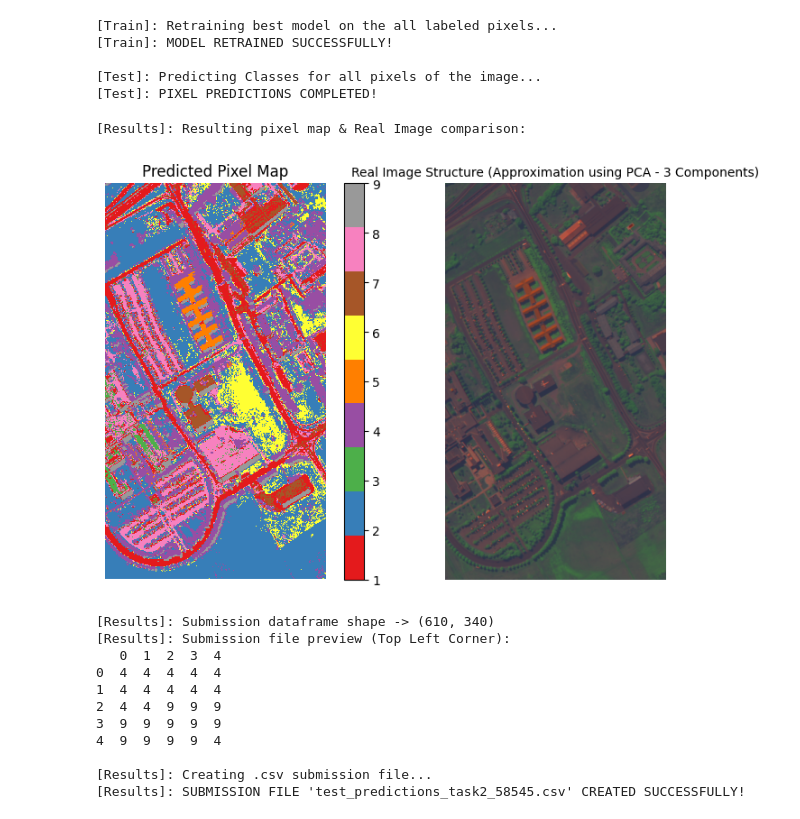
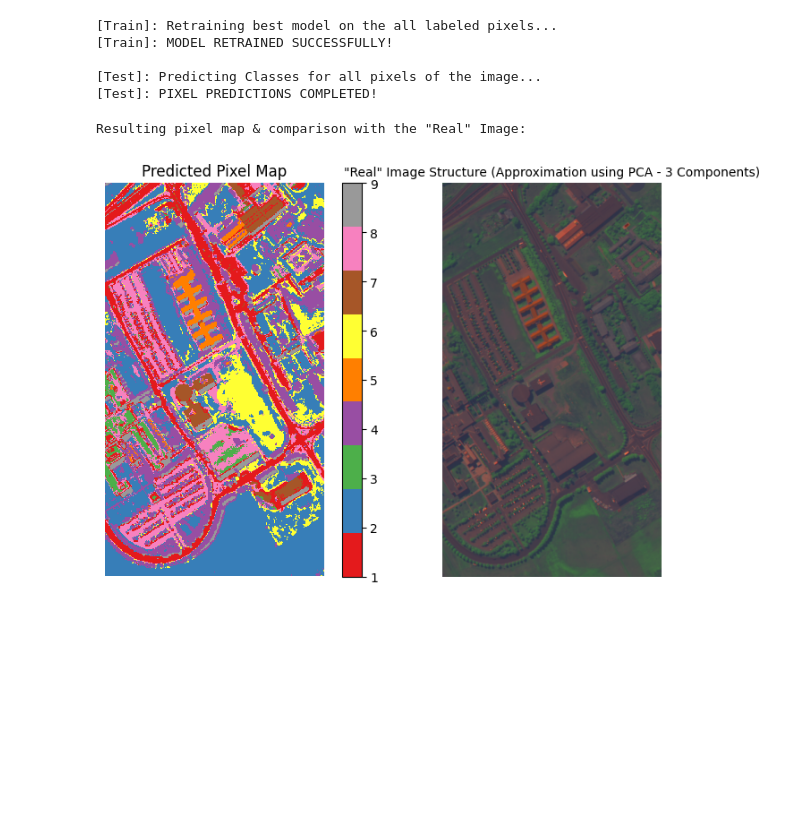
Before and after one commit to iliaxant/Pattern_Recognition_Final_Project, a Jupyter notebook: Final_Project_PR_58545.ipynb, the cells around one changed output. Cells and saved outputs as stored; diff of their text form; code cells hidden in the pictures; blank space fills up the shorter version.

```diff
--- a/Final_Project_PR_58545.ipynb
+++ b/Final_Project_PR_58545.ipynb
@@ -1075,8 +1127,8 @@ None
 # %% [markdown]
 #### **i) Standard Scaling**
 # %%
-df_data = df.drop(columns=[class_name])
-df_label = df[class_name]
+df_data = df_aug.drop(columns=[class_name])
+df_label = df_aug[class_name]
 
 mean = df_data.mean(axis=0)
 std = df_data.std(axis=0)
@@ -1121,11 +1173,9 @@ Length: 103, dtype: float64
 # %%
 val_size = 0.2
 
-X = df_data_n[df[class_name] != 0].copy()
-y = df_train[class_name]
+X = df_data_n[df_aug[class_name] != 0].copy()
+y = df_aug_train[class_name]
 
-# X = df_train[feat_names]
-# y = df_train[class_name]
 
 print("\nTraining set before splitting:", X.shape)
 print('\n' + 15 * "=" + " Hold-Out Split Info " + 15 * "=" + '\n')
@@ -1263,11 +1313,9 @@ Grid Search Best Params (F1 Macro = 0.9458):
 # %%
 n_folds = 5
 
-X = df_data_n[df[class_name] != 0].copy()
-y = df_train[class_name]
+X = df_data_n[df_aug[class_name] != 0].copy()
+y = df_aug_train[class_name]
 
-# X = df_train[feat_names]
-# y = df_train[class_name]
 
 skf = StratifiedKFold(n_splits=n_folds, shuffle=True, random_state=state)
 
@@ -1319,8 +1367,8 @@ Validation class percentages: ['14.08%', '53.66%', '2.08%', '7.21%', '2.60%', '4
 
 =========================================
 # %%
-svm_C = 200
-svm_gamma = 0.1
+svm_C = 500
+svm_gamma = 0.008
 
 
 fine_tune_pipeline = Pipeline([
@@ -1415,65 +1463,46 @@ print("[Test]: PIXEL PREDICTIONS COMPLETED!\n")
 [Test]: Predicting Classes for all pixels of the image...
 [Test]: PIXEL PREDICTIONS COMPLETED!
 # %%
-student_am = "58545"
-
 target_shape = Labels.shape
 image_height = target_shape[0]
 image_width = target_shape[1]
 
 prediction_matrix = test_predictions.reshape(image_height, image_width)
 
+# ------------- Approximation of real image (for visualization) -------------
+df_pca_data = df.drop(columns=[class_name])
 
-print("\n[Results]: Resulting pixel map & Real Image comparison:")
+mean = df_pca_data.mean(axis=0)
+std = df_pca_data.std(axis=0)
 
-# ------------- Approximation of real image -------------
-pca_vis = PCA(n_components=3).fit_transform(df_data_n)
-pca_image = pca_vis.reshape(610, 340, 3)
+df_pca_data_n = ((df_pca_data - mean) / std)
+
+# PCA to 3 components to achieve visualization with 3 channels
+pca_transformation = PCA(n_components=3).fit_transform(df_pca_data_n)
+pca_image = pca_transformation.reshape(610, 340, 3)
+
+# Min-max normalization to achieve channel values in [0,1] space
 pca_image_norm = (pca_image - pca_image.min()) / (pca_image.max() - pca_image.min())
-# -------------------------------------------------------
+# ---------------------------------------------------------------------------
 
 known_class_colors = sns.color_palette("Set1", 9).as_hex()
 known_class_cmap = ListedColormap(known_class_colors)
+
+print('\nResulting pixel map & comparison with the "Real" Image:\n')
 
 fig, axes = plt.subplots(1, 2, figsize=(8, 5))
 prediction_map = axes[0].imshow(prediction_matrix, cmap=known_class_cmap, interpolation='nearest')
 axes[0].set_title("Predicted Pixel Map")
 axes[0].axis('off')
 cbar = plt.colorbar(prediction_map, ticks=range(1,10))
 cbar.ax.set_yticklabels([f'{i}' for i in range(1, 10)])
 
 axes[1].imshow(pca_image_norm)
-axes[1].set_title("Real Image Structure (Approximation using PCA - 3 Components)", fontsize=10)
+axes[1].set_title('"Real" Image Structure (Approximation using PCA - 3 Components)', fontsize=10)
 axes[1].axis('off')
 
 plt.tight_layout()
 plt.show()
-
-
-submission_df = pd.DataFrame(prediction_matrix)
-submission_shape = submission_df.shape
-
-print(f"\n\n[Results]: Submission dataframe shape -> {submission_shape}")
-print("[Results]: Submission file preview (Top Left Corner):")
-print(submission_df.iloc[:5, :5])
-
-print("\n[Results]: Creating .csv submission file...")
-
-filename = f"test_predictions_task2_{student_am}.csv"
-
-submission_df.to_csv(filename, index=False, header=False)
-print(f"[Results]: SUBMISSION FILE '{filename}' CREATED SUCCESSFULLY!\n")
 # %% [output]
-[Results]: Resulting pixel map & Real Image comparison:
+Resulting pixel map & comparison with the "Real" Image:
-[figure, old version]
+[figure, new version]
-[Results]: Submission dataframe shape -> (610, 340)
-[Results]: Submission file preview (Top Left Corner):
-   0  1  2  3  4
-0  4  4  4  4  4
-1  4  4  4  4  4
-2  4  4  9  9  9
-3  9  9  9  9  9
-4  9  9  9  9  4
-
-[Results]: Creating .csv submission file...
-[Results]: SUBMISSION FILE 'test_predictions_task2_58545.csv' CREATED SUCCESSFULLY!
```
Also changed, not shown: parts of 11 cells of this notebook.
